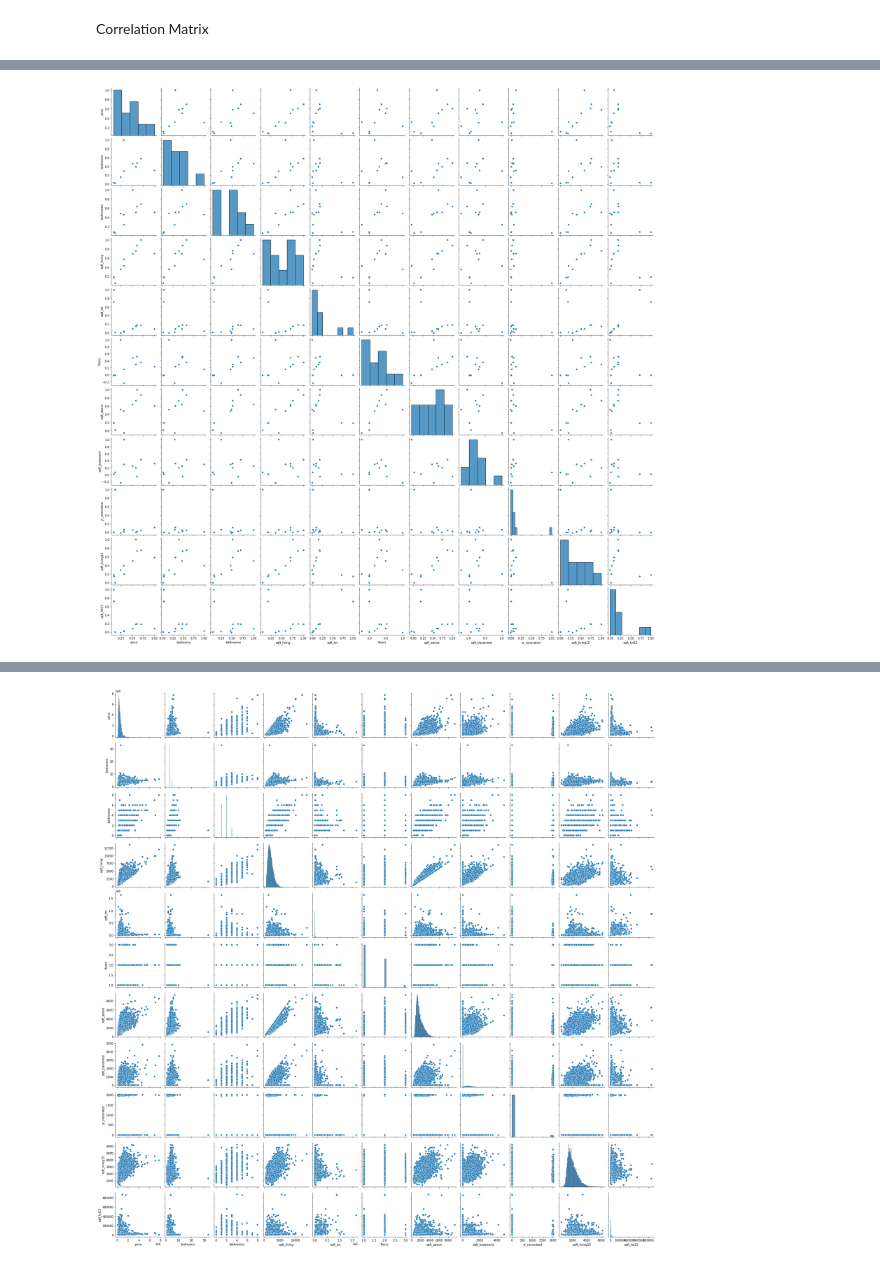
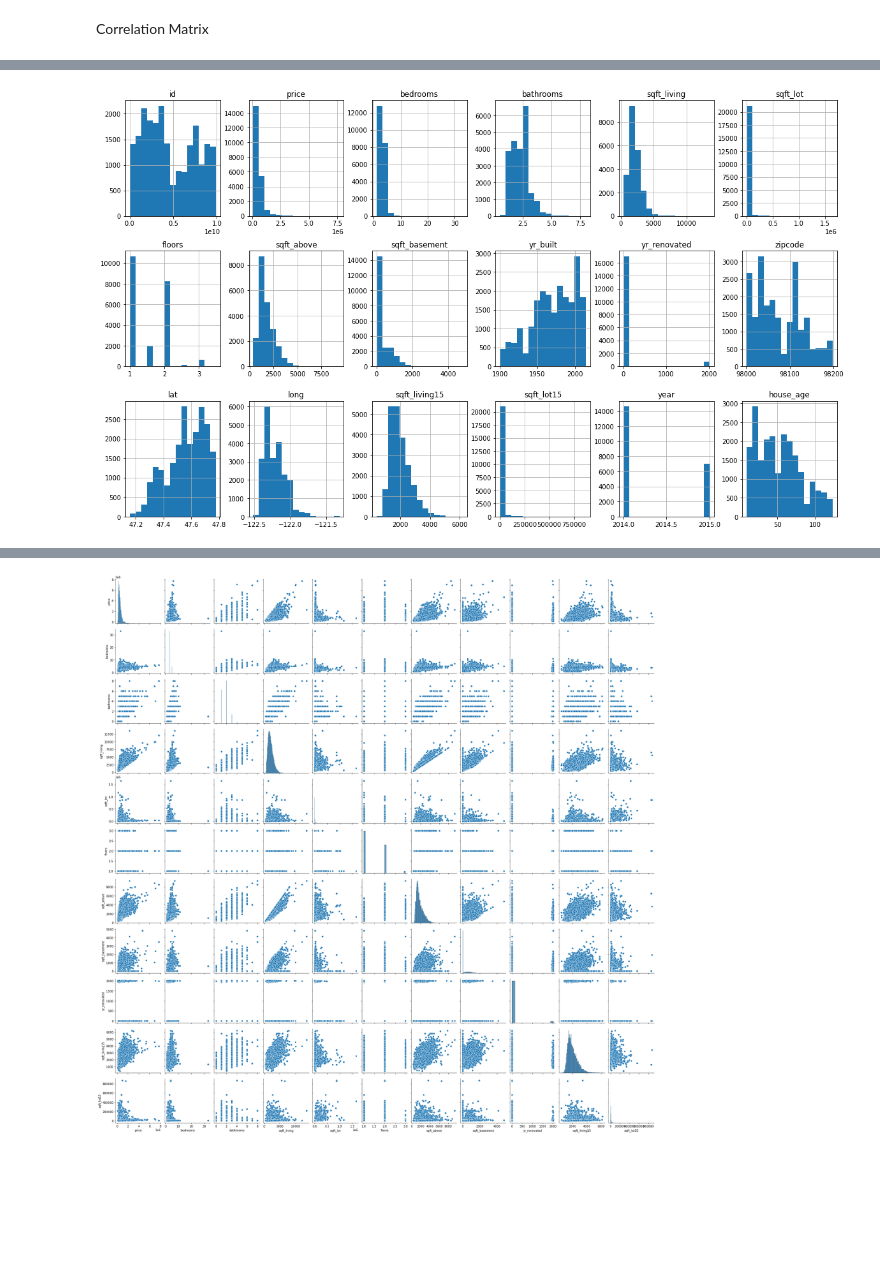
Before and after one commit to Nduta-Karanja/phase_2_project, a Jupyter notebook: members/hannah.ipynb, the cells around one changed output, grey strips where cells are left out. Saved outputs shown, nothing was run; the diff lists cells and outputs as text; code cells hidden in the pictures; blank space fills up the shorter version.

```diff
--- a/members/hannah.ipynb
+++ b/members/hannah.ipynb
@@ -186,0 +295,15 @@ memory usage: 3.5+ MB
+# %%
+#Define a function to calculate the age based on the build year
+def get_age(yr_built):
+    #Get the current year
+    current_year = date.today().year
+
+    #Calculate the age by subtracting the build year from the current year
+    age = current_year - yr_built
+    return age
+
+#Apply the function to create a new column called "age"
+house_data['house_age'] = house_data['yr_built'].apply(get_age)
+
+# Print the first few rows to make sure the new column was added correctly
+house_data.head()
@@ -387,9 +626,10 @@ corr_matrix
-# %%
-# Create the pair plot
-sns.pairplot(corr_matrix)
-plt.show()
-# %% [output]
-[figure, removed]
+# %%
+
+#Displaying histograms for each variable
+house_data.hist(bins=15, figsize=(20,12), layout=(3, 6))
+plt.show()
+# %% [output]
+[figure, added]
 # %%
 # Access correlations between 'price' and other variables from the correlation matrix
 price_correlations = corr_matrix['price']  # Drop 'price' itself to avoid correlation with itself
```
Also changed, not shown: parts of 34 cells of this notebook.
